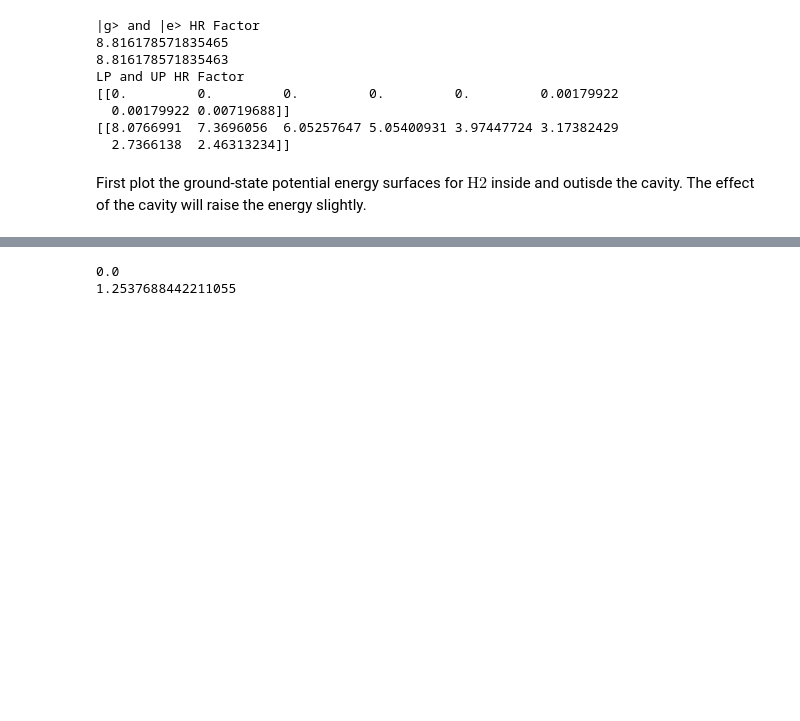
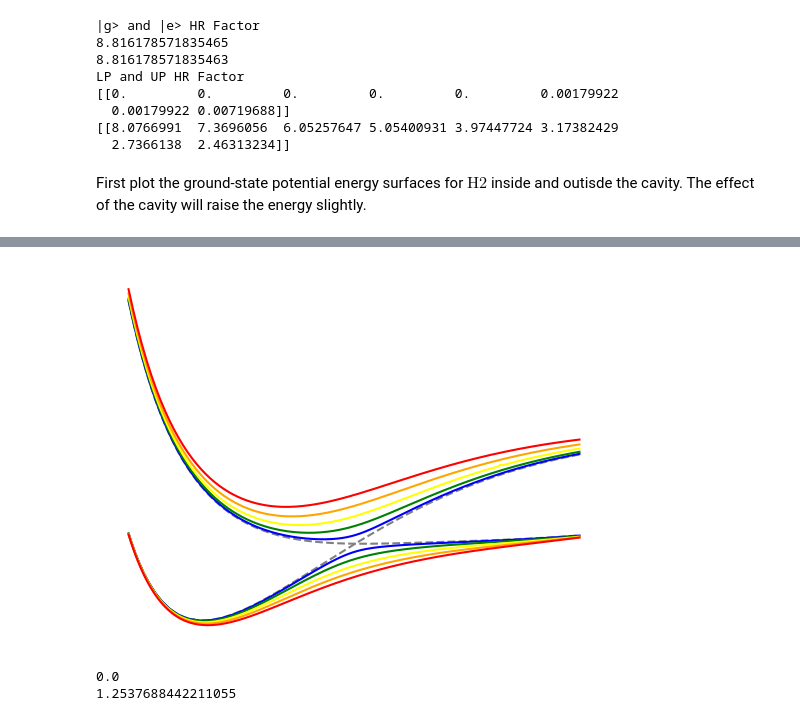
Before and after one commit to FoleyLab/SCQED-PCQED, a Jupyter notebook: src/QED-FCI_H2_HR.ipynb, the cells around one changed output, grey strips where cells are left out. Drawn from its saved outputs; the diff is of its cells as text; code cells hidden in the pictures; blank space fills up the shorter version.

```diff
--- a/src/QED-FCI_H2_HR.ipynb
+++ b/src/QED-FCI_H2_HR.ipynb
@@ -259,3 +256,26 @@ plt.savefig('ppsurfaces.png',dpi=500)
+# %%
+#see if plt.savefig has a function to save the figure without a background
+
+g = 'gray'
+
+plt.plot(r_data, fci_S0_plusw, linestyle='dashed', color='gray', label=f'$\lambda$ = 0')
+plt.plot(r_data, S1_array, linestyle='dashed', color='gray')
+for i in range(3,8):
+    plt.plot(r_data, LP_arrays[i,:], f'{color_list_1[i]}', label=f'$\lambda$ = {lambda_list[i]}')
+for k in range(3,8):
+        plt.plot(r_data, UP_arrays[k,:], f'{color_list_1[k]}',)
+plt.axis('off')
+plt.xlabel('r (Angstrom)')
+plt.ylabel('E (Hartree)')
+
+
+#plt.xlim(1.5, 2)
+#plt.ylim(-7.76, -7.72)
+#plt.legend(loc = 'upper right', ncols = 3, fontsize = 'small')
+plt.savefig('ppsurfaces.png',dpi=500, transparent='True')
+#plt.show()
+# %% [output]
+[figure, added]
 # %%
 #pd.DataFrame(matrix).to_clipboard()
 
```
Also changed, not shown: parts of 3 cells of this notebook, 6 other files.
